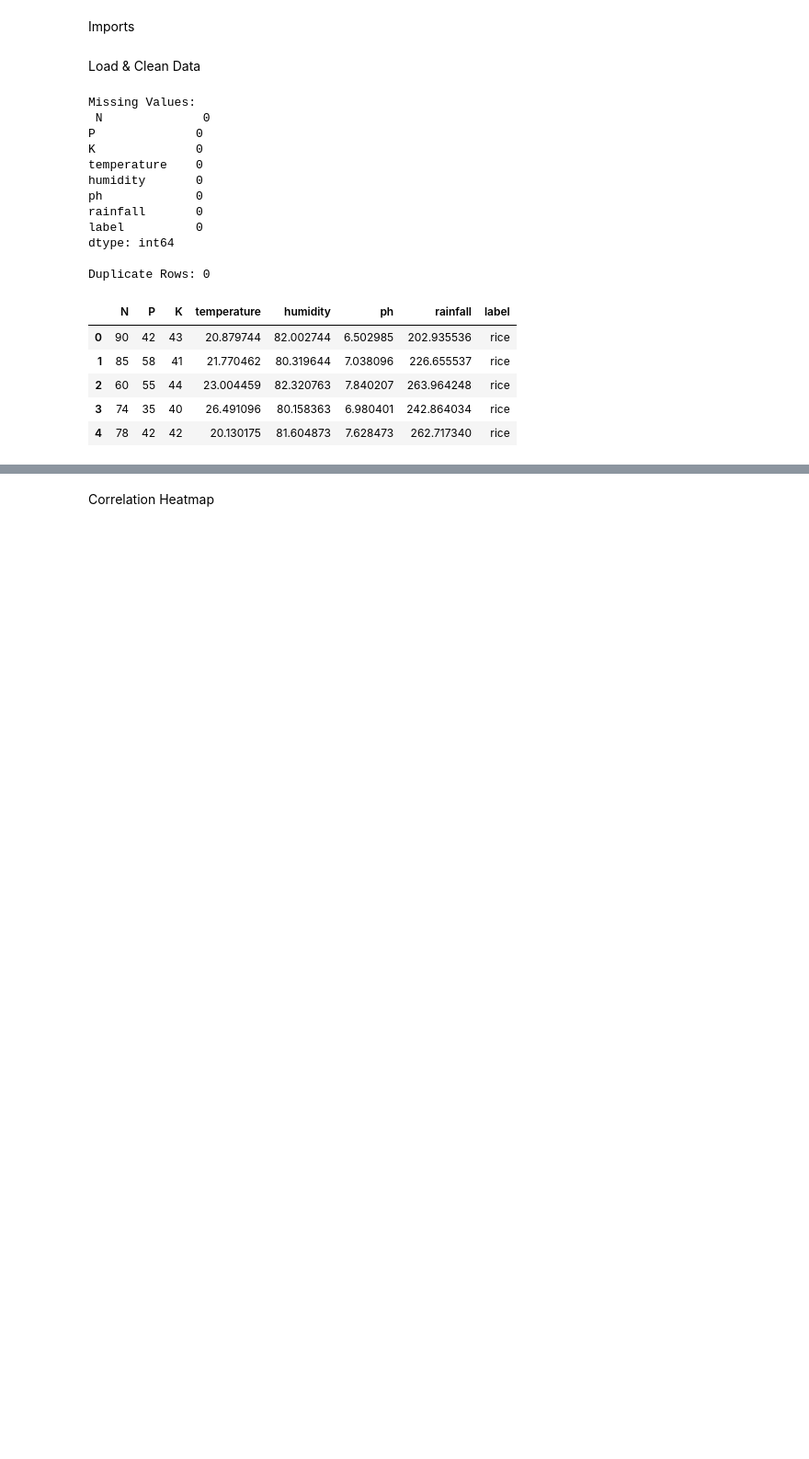
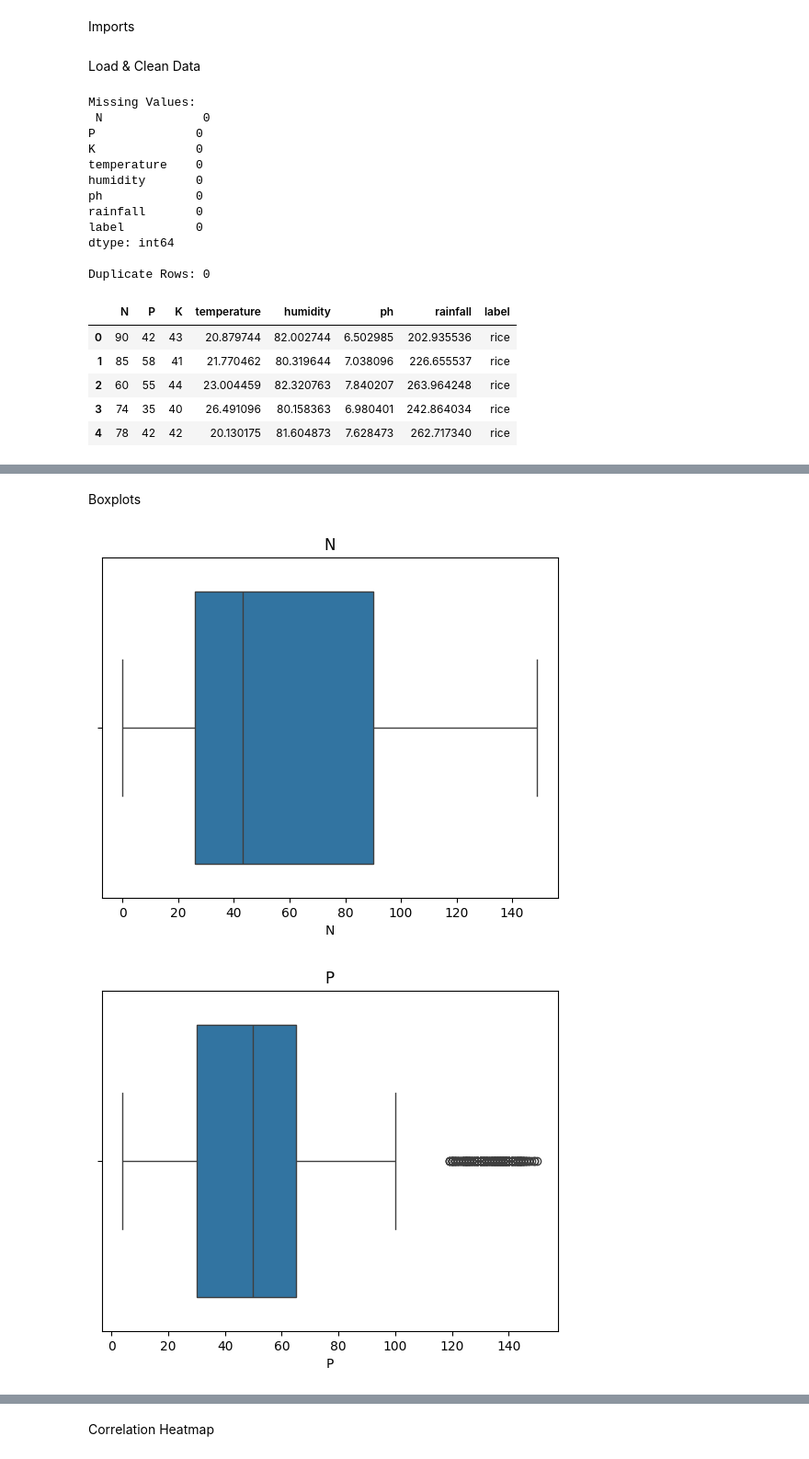
Before and after one commit to marmik-7/crop-recommendation-ml, a Jupyter notebook: ML-I_MINI PROJECT.ipynb, the cells around one changed output, grey strips where cells are left out. Shown at 92% size. Saved outputs shown, nothing was run; the diff lists cells and outputs as text; code cells hidden in the pictures; blank space fills up the shorter version.

```diff
--- a/ML-I_MINI PROJECT.ipynb
+++ b/ML-I_MINI PROJECT.ipynb
@@ -87,0 +114,11 @@ Name: count, dtype: int64
+# %% [markdown]
+Boxplots
+# %%
+for col in X.columns:
+    plt.figure()
+    sns.boxplot(x=X[col])
+    plt.title(col)
+    plt.show()
+# %% [output]
+[figure, added]
+[figure, added]
```
Also changed, not shown: parts of 32 cells of this notebook, 1 other file.
